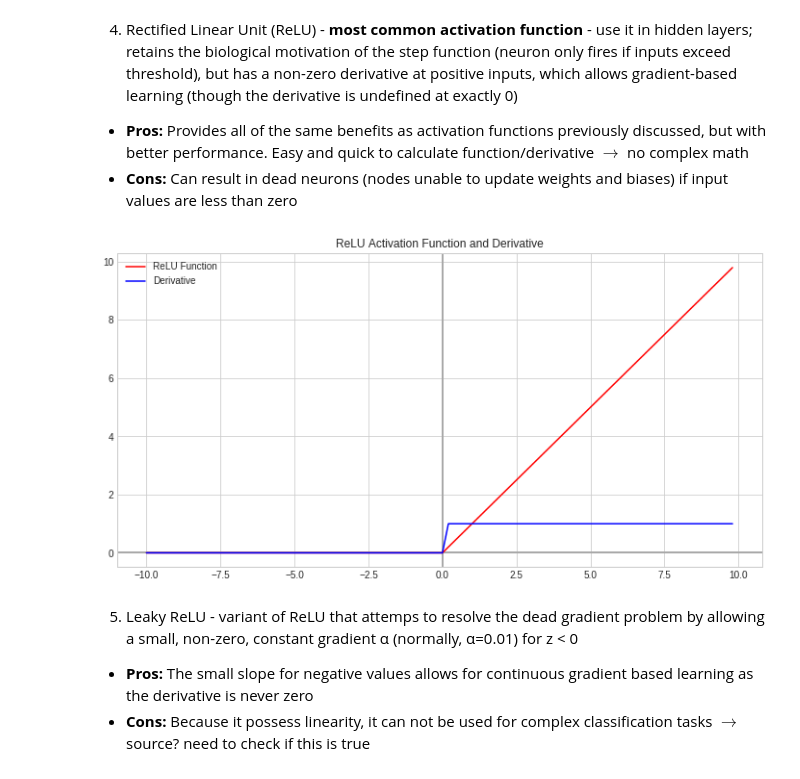
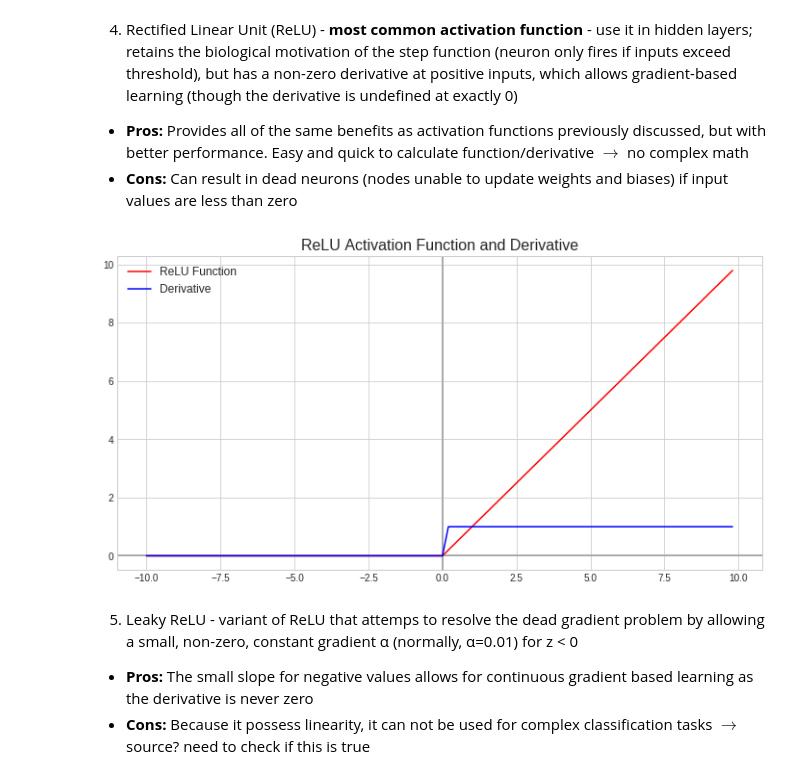
Before and after one commit to kpokrass/review, a Jupyter notebook: Activation_functions.ipynb, the cells around one changed output. Cells and saved outputs as stored; diff of their text form; code cells hidden in the pictures.

```diff
--- a/Activation_functions.ipynb
+++ b/Activation_functions.ipynb
@@ -144,35 +146,35 @@ plt.show()
 # %%
 def relu(x, derivative=False):
     f = np.zeros(len(x))
     if (derivative == True):
         for i in range(0, len(x)):
             if x[i] > 0:
                 f[i] = 1
             else:
                 f[i] = 0
         return f
     for i in range(0, len(x)):
         if x[i] > 0:
             f[i] = x[i]
         else:
             f[i] = 0
     return f
 
 
 y = relu(z)
 dy = relu(z, derivative=True)
 
 fig = plt.figure(figsize=(12,6))
-plt.title("ReLU Activation Function and Derivative")
+plt.title("ReLU Activation Function and Derivative", fontsize=16)
 plt.axhline(color="darkgray", linewidth=2,)
 plt.axvline(color="darkgray", linewidth=2,)
 plt.plot(z, y, 'r', label='ReLU Function')
 plt.plot(z, dy, 'b', label='Derivative')
 
-plt.legend()
+plt.legend(fontsize="large")
 plt.show()
 # %% [output]
-[figure, old version]
+[figure, new version]
 # %% [markdown]
 5. Leaky ReLU - variant of ReLU that attemps to resolve the dead gradient problem by allowing a small, non-zero, constant gradient α (normally, α=0.01) for z < 0
   * **Pros:** The small slope for negative values allows for continuous gradient based learning as the derivative is never zero
```
Also changed, not shown: parts of 8 cells of this notebook.
